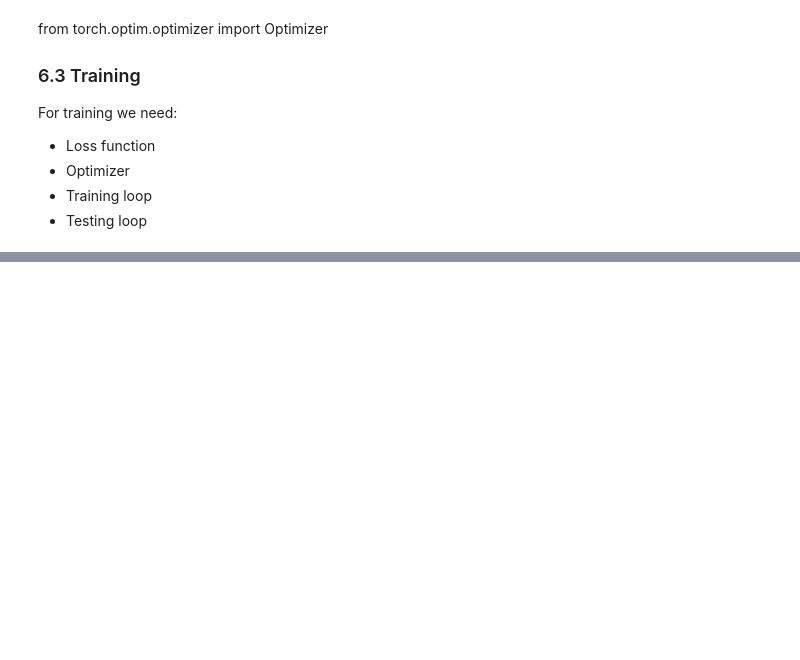
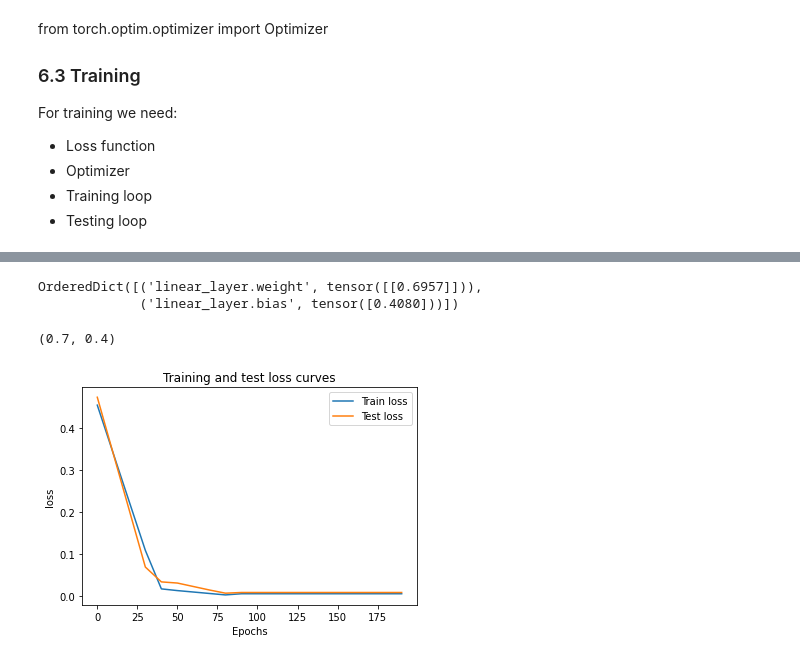
Before and after one commit to tincorpai/Deep_Learning_Pytorch, a Jupyter notebook: PythonWorkFlow_video.ipynb, the cells around one changed output, grey strips where cells are left out. Drawn from its saved outputs; the diff is of its cells as text; code cells hidden in the pictures; blank space fills up the shorter version.

```diff
--- a/PythonWorkFlow_video.ipynb
+++ b/PythonWorkFlow_video.ipynb
@@ -845,3 +844,11 @@ For training we need:
 * Optimizer
 * Training loop
 * Testing loop
+# %%
+# Setup loss function
+loss_fn = nn.L1Loss()
+
+
+# Setup our optimizer
+optimizer = torch.optim.SGD(params=model_1.parameters(),
+                            lr=0.01)
@@ -847,0 +934,18 @@ For training we need:
+# %%
+model_1.state_dict()
+# %% [output]
+OrderedDict([('linear_layer.weight', tensor([[0.6957]])),
+             ('linear_layer.bias', tensor([0.4080]))])
+# %%
+weight, bias  #in practice, you might knowt the ideal parameters are.
+# %% [output]
+(0.7, 0.4)
+# %%
+plt.plot(epoch_count, np.array(torch.tensor(loss_values).numpy()), label="Train loss")
+plt.plot(epoch_count, test_loss_values, label = "Test loss")
+plt.title("Training and test loss curves")
+plt.ylabel("loss")
+plt.xlabel("Epochs")
+plt.legend();
+# %% [output]
+[figure, added]
```
Also changed, not shown: parts of 4 cells of this notebook.
